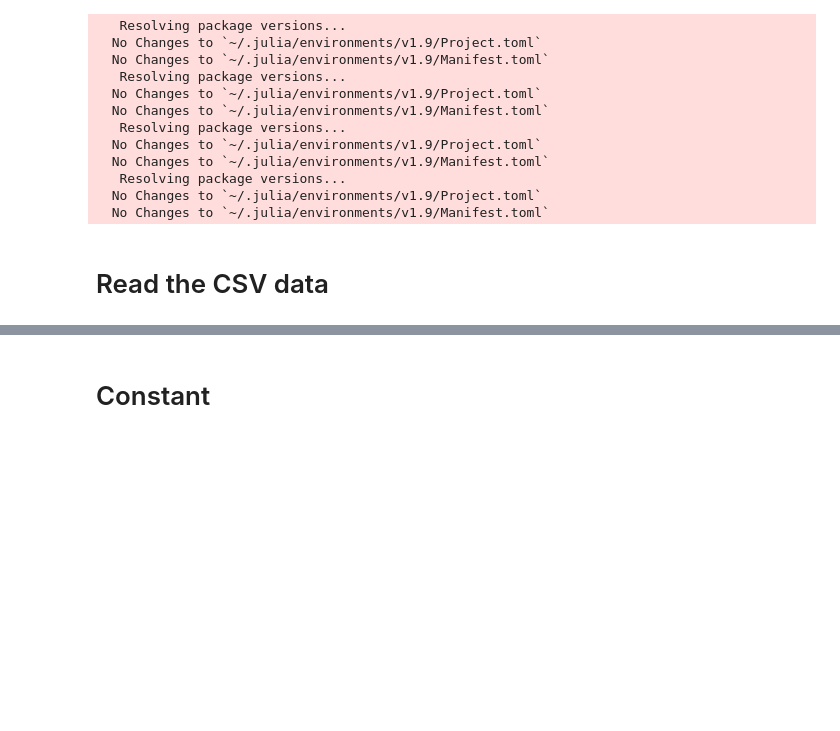
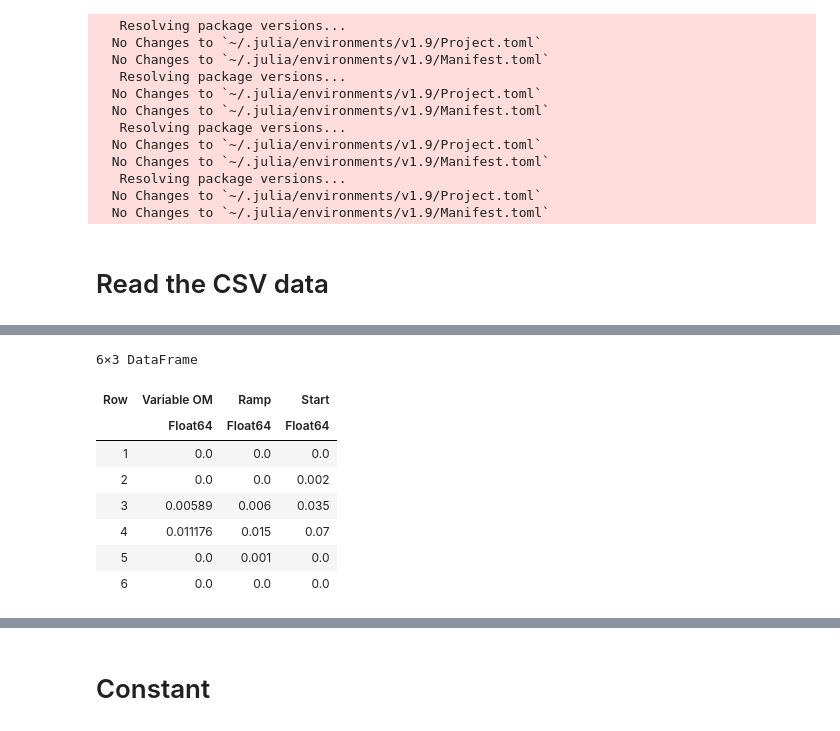
Before and after one commit to aguenard92/DSF_optimization, a Jupyter notebook: infrastructure_opt_RE_only.ipynb, the cells around one changed output, grey strips where cells are left out. Drawn from its saved outputs; the diff is of its cells as text; code cells hidden in the pictures; blank space fills up the shorter version.

```diff
--- a/infrastructure_opt_RE_only.ipynb
+++ b/infrastructure_opt_RE_only.ipynb
@@ -67,0 +42,12 @@ println(C_FC)
+# %%
+variable_cost = CSV.read("variable_cost_2.csv",DataFrame) ./ SCALE_DOLLAR
+# %% [output]
+6×3 DataFrame
+| Row | Variable OM | Ramp | Start |
+|  | Float64 | Float64 | Float64 |
+| 1 | 0.0 | 0.0 | 0.0 |
+| 2 | 0.0 | 0.0 | 0.002 |
+| 3 | 0.00589 | 0.006 | 0.035 |
+| 4 | 0.011176 | 0.015 | 0.07 |
+| 5 | 0.0 | 0.001 | 0.0 |
+| 6 | 0.0 | 0.0 | 0.0 |
```
Also changed, not shown: parts of 27 cells of this notebook, 1 other file.
